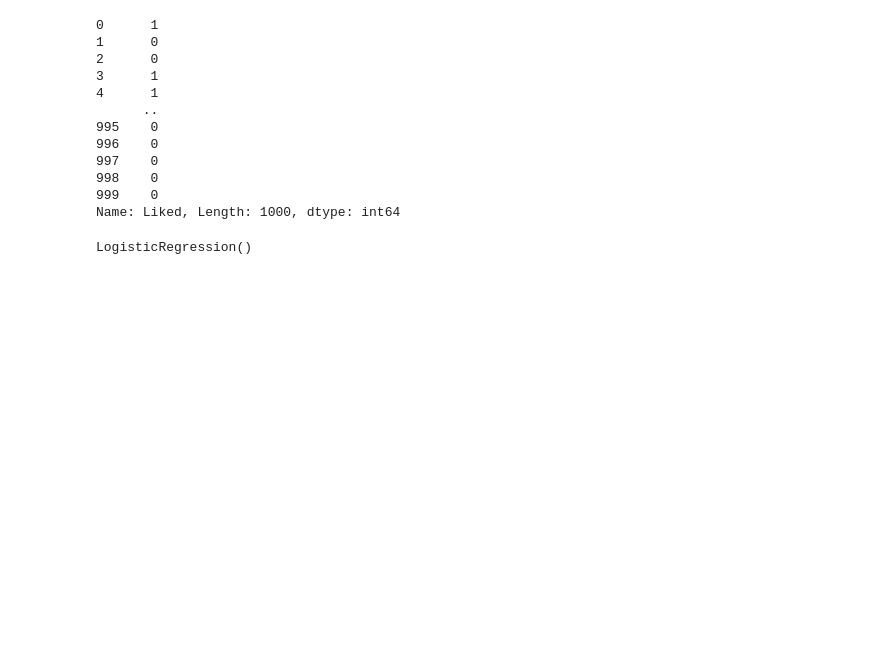
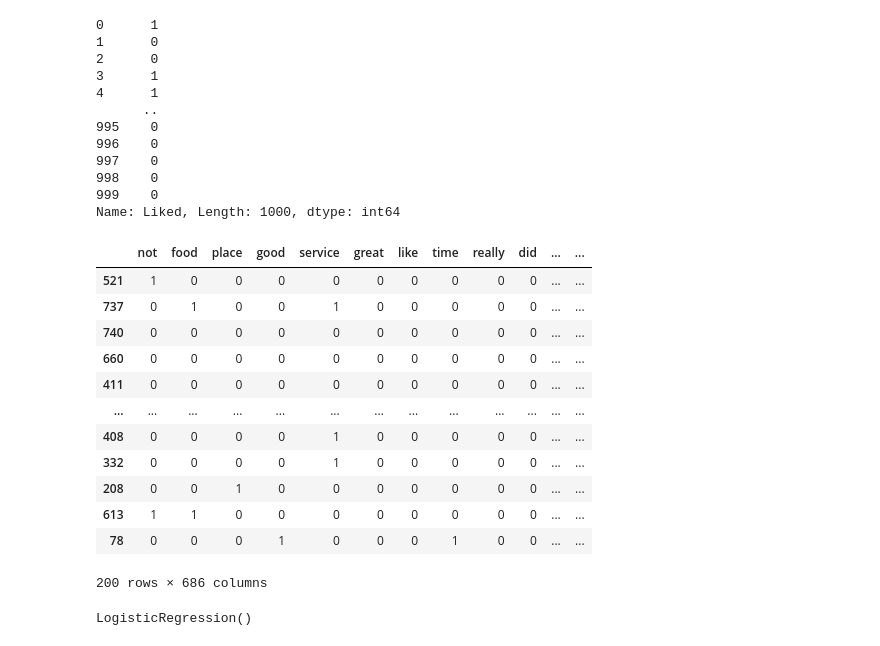
Before and after one commit to BKAPADIA04/DineDetector, a Jupyter notebook: codes/model.ipynb, the cells around one changed output. Cells and saved outputs as stored; diff of their text form; code cells hidden in the pictures; blank space fills up the shorter version.

```diff
--- a/codes/eda.ipynb
+++ b/codes/model.ipynb
@@ -274,6 +274,22 @@ Name: Liked, Length: 1000, dtype: int64
 from sklearn.model_selection import train_test_split
 from sklearn.linear_model import LogisticRegression
 X_train, X_test, y_train, y_test = train_test_split(binary_feature_matrix, y, test_size=0.2, random_state=42)
+# %%
+X_test
+# %% [output]
+|  | not | food | place | good | service | great | like | time | really | did | ... | ... |
+| 521 | 1 | 0 | 0 | 0 | 0 | 0 | 0 | 0 | 0 | 0 | ... | ... |
+| 737 | 0 | 1 | 0 | 0 | 1 | 0 | 0 | 0 | 0 | 0 | ... | ... |
+| 740 | 0 | 0 | 0 | 0 | 0 | 0 | 0 | 0 | 0 | 0 | ... | ... |
+| 660 | 0 | 0 | 0 | 0 | 0 | 0 | 0 | 0 | 0 | 0 | ... | ... |
+| 411 | 0 | 0 | 0 | 0 | 0 | 0 | 0 | 0 | 0 | 0 | ... | ... |
+| ... | ... | ... | ... | ... | ... | ... | ... | ... | ... | ... | ... | ... |
+| 408 | 0 | 0 | 0 | 0 | 1 | 0 | 0 | 0 | 0 | 0 | ... | ... |
+| 332 | 0 | 0 | 0 | 0 | 1 | 0 | 0 | 0 | 0 | 0 | ... | ... |
+| 208 | 0 | 0 | 1 | 0 | 0 | 0 | 0 | 0 | 0 | 0 | ... | ... |
+| 613 | 1 | 1 | 0 | 0 | 0 | 0 | 0 | 0 | 0 | 0 | ... | ... |
+| 78 | 0 | 0 | 0 | 1 | 0 | 0 | 0 | 1 | 0 | 0 | ... | ... |
+200 rows × 686 columns
 # %%
 log_reg = LogisticRegression()
 # %%
```
Also changed, not shown: parts of 12 cells of this notebook.
